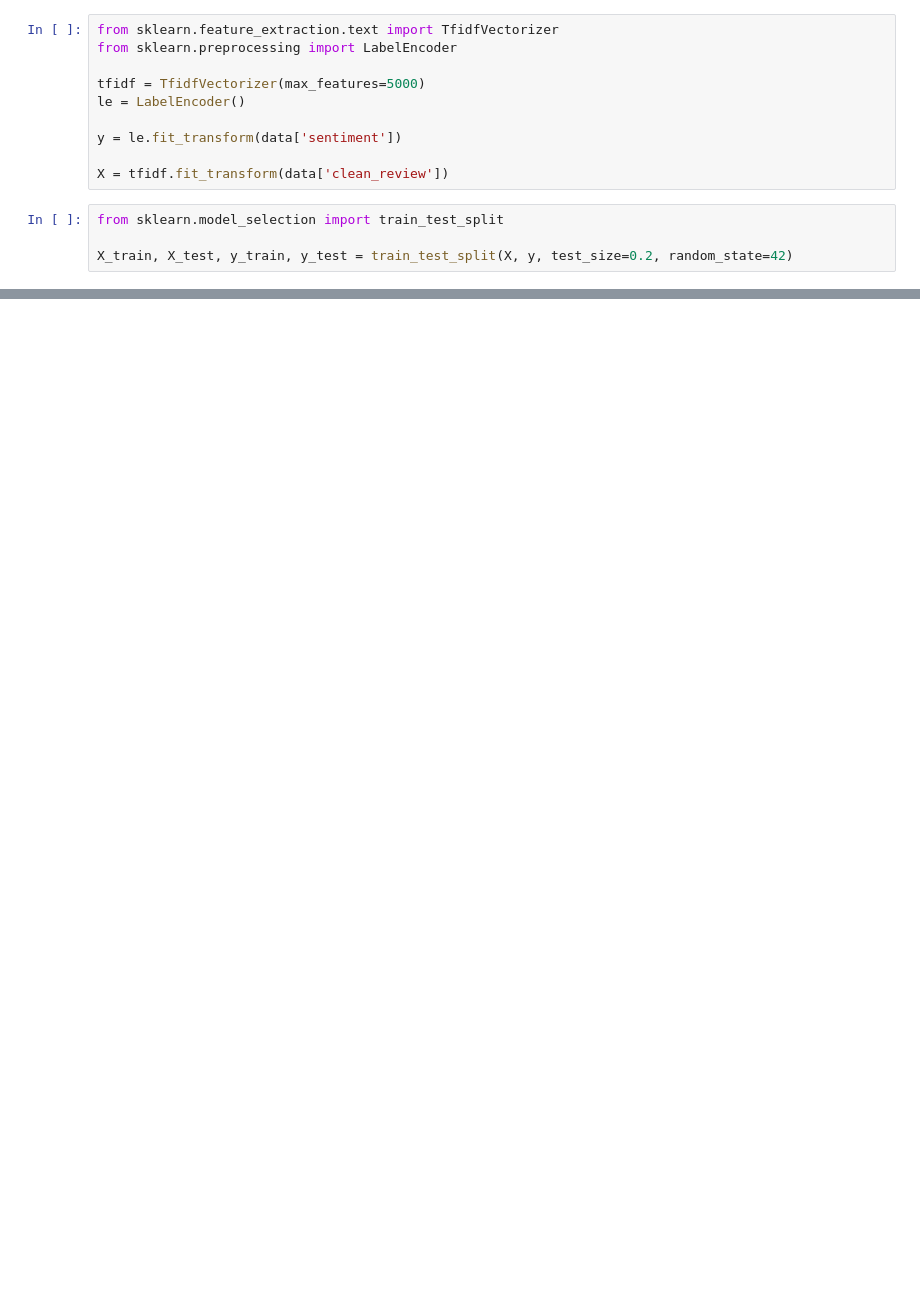
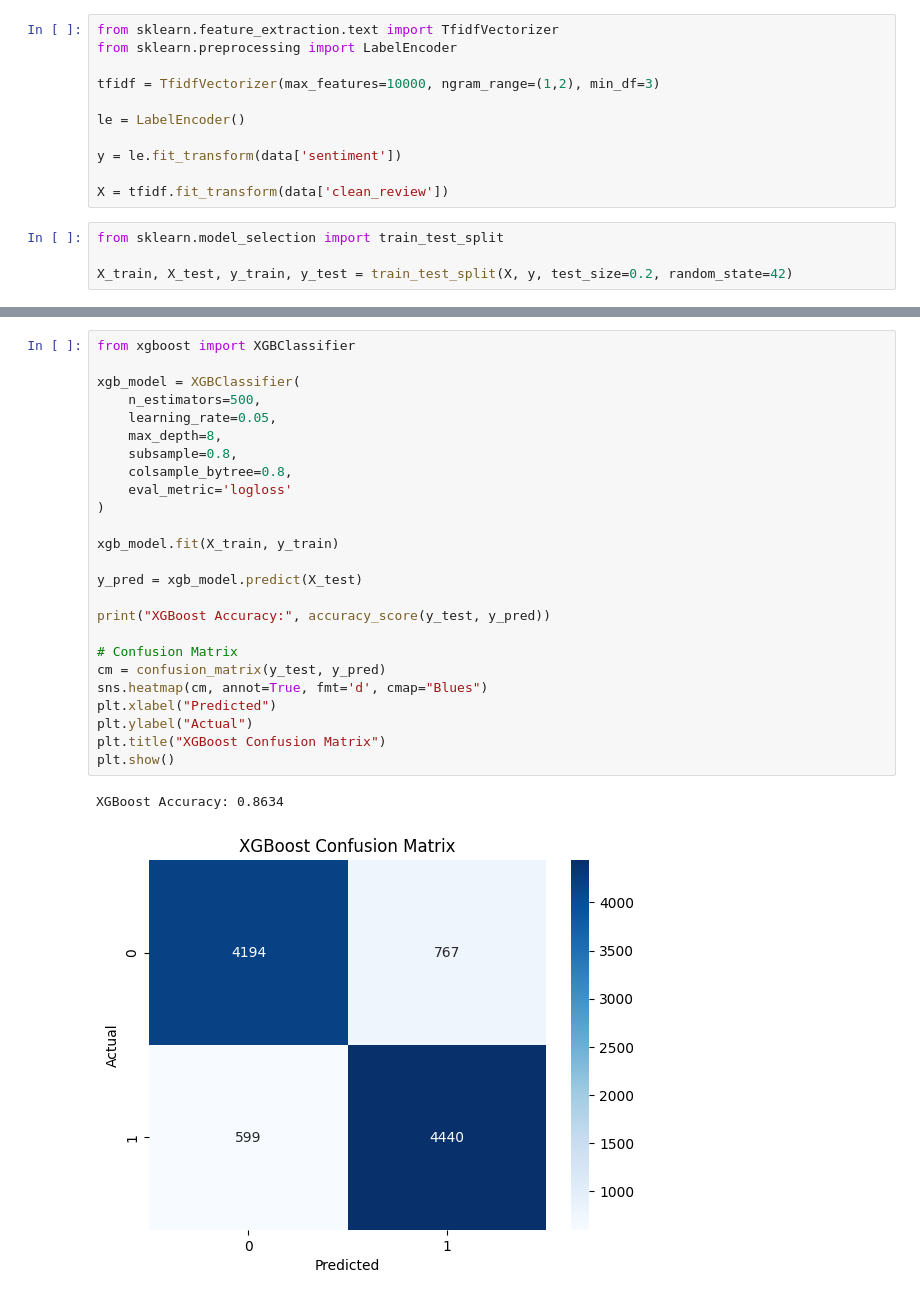
Before and after one commit to abhiii1801/Learning-AI-and-Machine-Leaning, a Jupyter notebook: sent_analysis_IMDB.ipynb, the cells around one changed output, grey strips where cells are left out. Saved outputs shown, nothing was run; the diff lists cells and outputs as text; blank space fills up the shorter version.

```diff
--- a/sent_analysis_IMDB.ipynb
+++ b/sent_analysis_IMDB.ipynb
@@ -114,7 +85,8 @@ data.head()
 from sklearn.feature_extraction.text import TfidfVectorizer
 from sklearn.preprocessing import LabelEncoder
 
-tfidf = TfidfVectorizer(max_features=5000)
+tfidf = TfidfVectorizer(max_features=10000, ngram_range=(1,2), min_df=3)
+
 le = LabelEncoder()
 
 y = le.fit_transform(data['sentiment'])
@@ -146,0 +120,28 @@ NameError: name 'X_train' is not defined
+# %%
+from xgboost import XGBClassifier
+
+xgb_model = XGBClassifier(
+    n_estimators=500,
+    learning_rate=0.05,
+    max_depth=8,
+    subsample=0.8,
+    colsample_bytree=0.8,
+    eval_metric='logloss'
+)
+
+xgb_model.fit(X_train, y_train)
+
+y_pred = xgb_model.predict(X_test)
+
+print("XGBoost Accuracy:", accuracy_score(y_test, y_pred))
+
+# Confusion Matrix
+cm = confusion_matrix(y_test, y_pred)
+sns.heatmap(cm, annot=True, fmt='d', cmap="Blues")
+plt.xlabel("Predicted")
+plt.ylabel("Actual")
+plt.title("XGBoost Confusion Matrix")
+plt.show()
+# %% [output]
+XGBoost Accuracy: 0.8634
+[figure, added]
```
Also changed, not shown: parts of 4 cells of this notebook, 1 other file.
